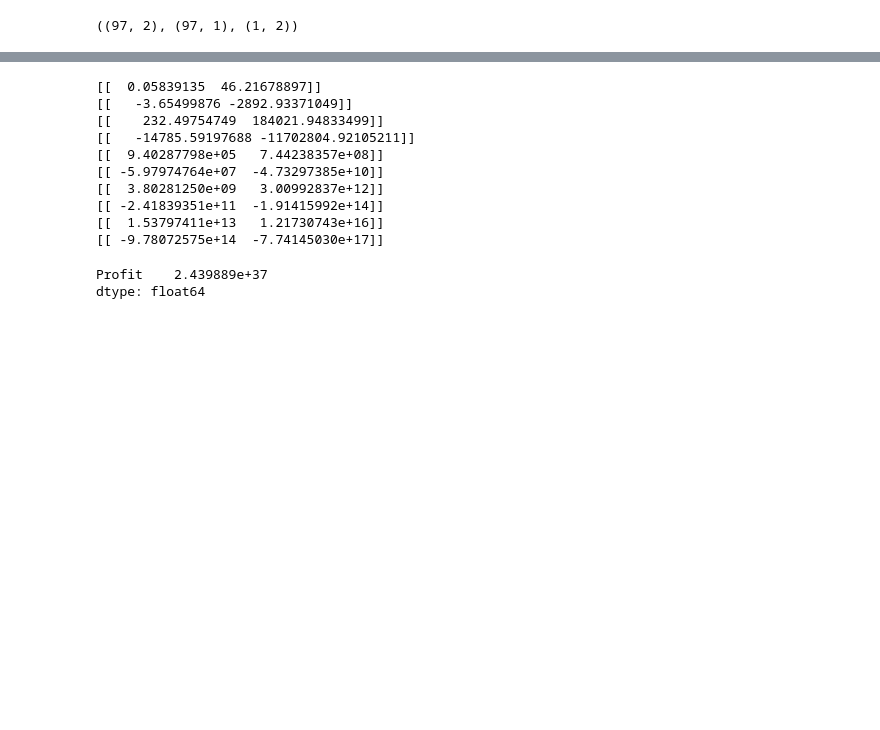
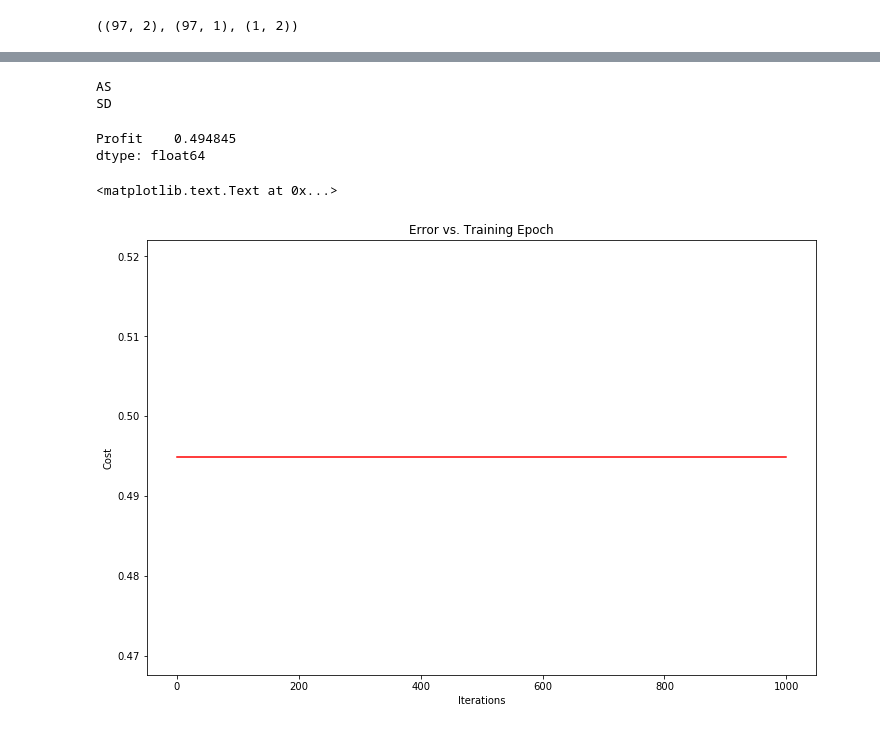
Before and after one commit to bakszero/Retro, a Jupyter notebook: LinearRegression.ipynb, the cells around one changed output, grey strips where cells are left out. Saved outputs shown, nothing was run; the diff lists cells and outputs as text; code cells hidden in the pictures; blank space fills up the shorter version.

```diff
--- a/LinearRegression.ipynb
+++ b/LinearRegression.ipynb
@@ -92,39 +93,51 @@ dtype: float64
 def gradient_descent(x,y, theta, alpha, iterations):
     temp = theta.copy()
     #print(temp)
+    #Scrape training data to exclude the ones.
     x_1 = x.iloc[:, 1:2]
-    #print (x_1)
+
+    #initialise the cost array
+    cost = np.zeros(iterations)
+
     for i in range(iterations):
-        errorx =np.dot(x , temp.T) - y
+        errorx =np.dot(x , theta.T) - y
 
 
-        theta[0,0] = temp[0,0] - (1/x.shape[0])*alpha*np.sum(errorx)
+        temp[0,0] = theta[0,0] - (1/x.shape[0])*alpha*np.sum(errorx)
 
 
         #print (theta[0,0])
 
-        theta[0,1] = temp[0,1] - (1/x.shape[0])*alpha*np.sum(np.dot(errorx,x_1.T))
+        temp[0,1] = theta[0,1] - (1/x.shape[0])*alpha*np.sum(np.dot(errorx,x_1.T))
 
-       # print (theta)
-        temp = theta.copy()
+        #print ((1/x.shape[0])*alpha*np.sum(errorx), (1/x.shape[0])*alpha*np.sum(np.dot(errorx,x_1.T)))
+        theta = temp.copy()
+        cost[i] = cost_function(x, y, theta)
+        #temp = theta.copy()
 
 
-        print(temp)
-    return theta
+        #print(temp)
+    return theta, cost
 # %%
 theta = np.zeros((1,2))
-final_theta= gradient_descent(x, y, theta, 0.01, 10)
+alpha =0.01
+iterations = 1000
+print ("AS")
+cost_function(x, y, theta)
+final_theta, cost = gradient_descent(x, y, theta,alpha, iterations)
+print("SD")
 cost_function(x, y, final_theta)
 # %% [output]
-[[  0.05839135  46.21678897]]
-[[   -3.65499876 -2892.93371049]]
-[[    232.49754749  184021.94833499]]
-[[   -14785.59197688 -11702804.92105211]]
-[[  9.40287798e+05   7.44238357e+08]]
-[[ -5.97974764e+07  -4.73297385e+10]]
-[[  3.80281250e+09   3.00992837e+12]]
-[[ -2.41839351e+11  -1.91415992e+14]]
-[[  1.53797411e+13   1.21730743e+16]]
-[[ -9.78072575e+14  -7.74145030e+17]]
+AS
+SD
-Profit    2.439889e+37
+Profit    0.494845
 dtype: float64
+# %%
+fig, ax = plt.subplots(figsize=(0.1, 0.2))
+ax.plot(np.arange(iterations), cost, 'r')
+ax.set_xlabel('Iterations')
+ax.set_ylabel('Cost')
+ax.set_title('Error vs. Training Epoch')
+# %% [output]
+<matplotlib.text.Text at 0x...>
+[figure, added]
```
Also changed, not shown: parts of 5 cells of this notebook.
